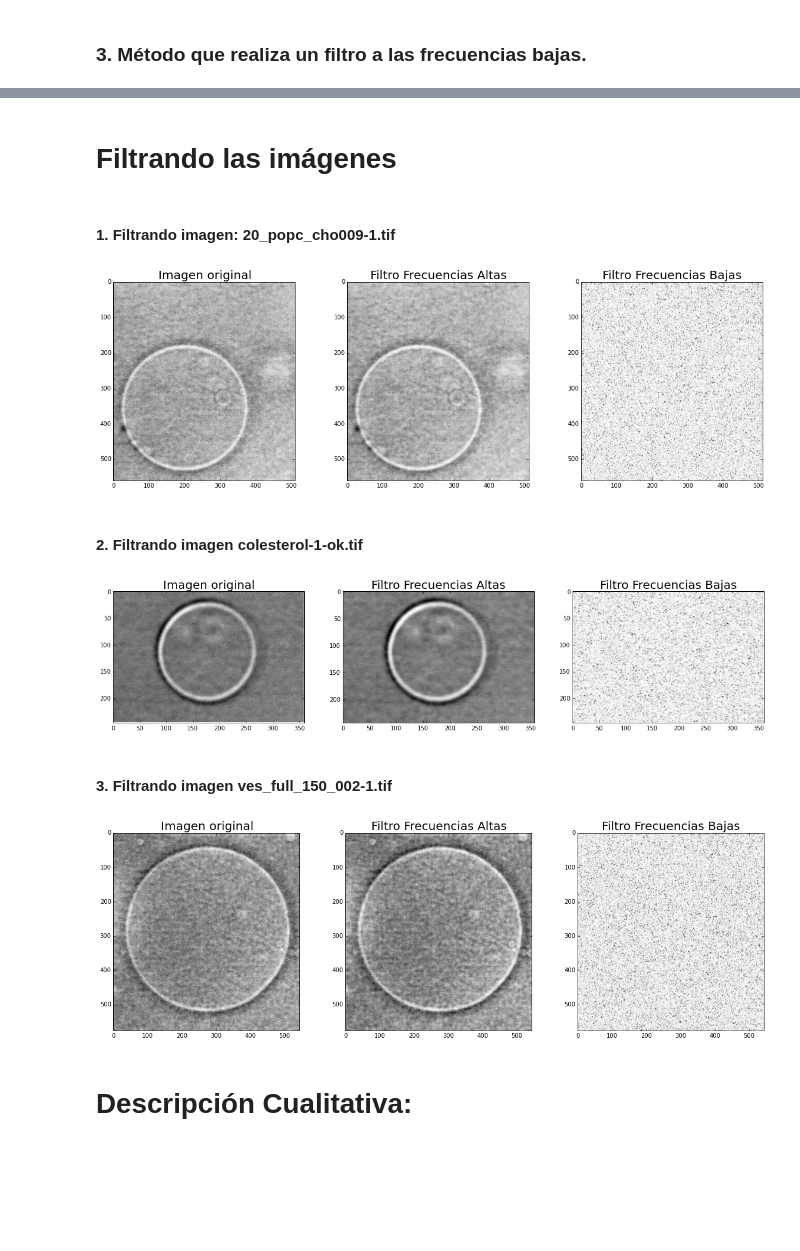
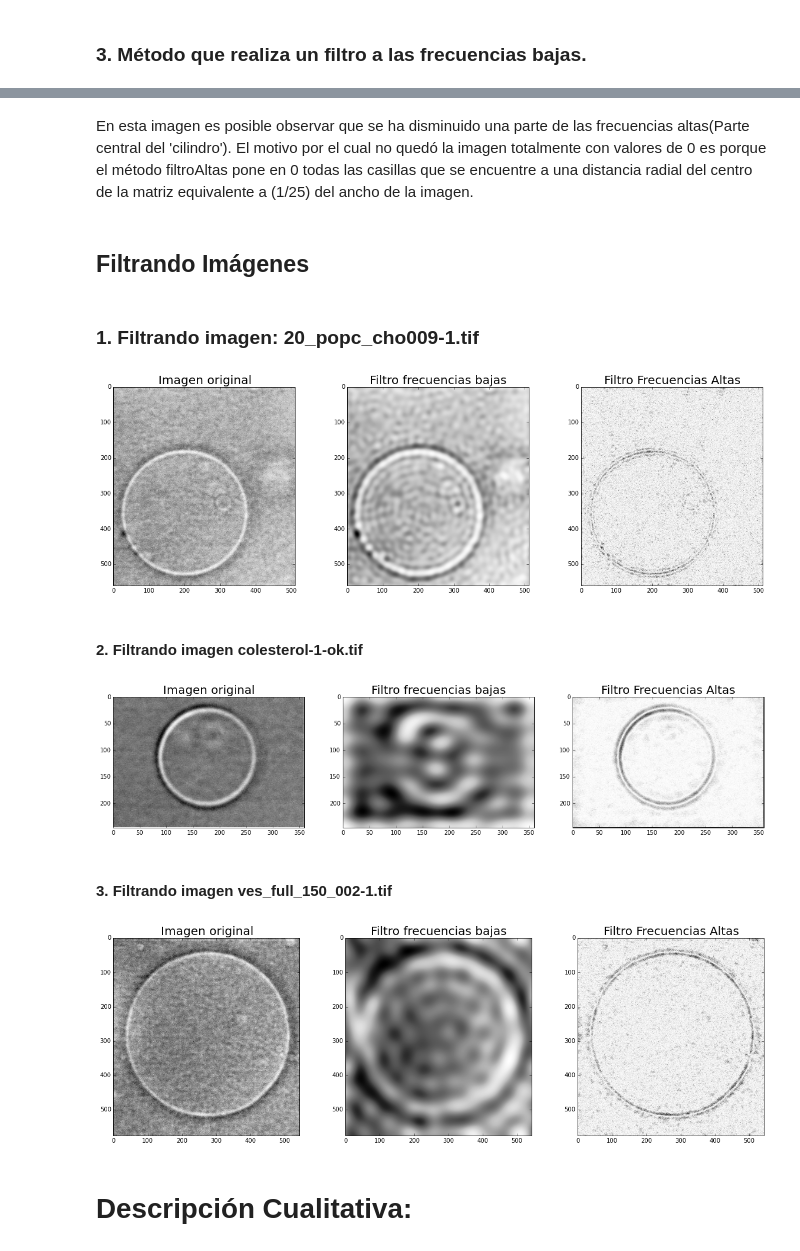
Before and after one commit to LinaPerez/PerezAngel_GarzonAlvarado_hw5, a Jupyter notebook: Filtro_imagenes.ipynb, the cells around one changed output, grey strips where cells are left out. Saved outputs shown, nothing was run; the diff lists cells and outputs as text; code cells hidden in the pictures; blank space fills up the shorter version.

```diff
--- a/Filtro_imagenes.ipynb
+++ b/Filtro_imagenes.ipynb
@@ -137,4 +219,6 @@ def filtroBajas(matriz):
+# %% [markdown]
+En esta imagen es posible observar que se ha disminuido una parte de las frecuencias altas(Parte central del 'cilindro'). El motivo por el cual no quedó la imagen totalmente con valores de 0 es porque el método filtroAltas pone en 0 todas las casillas que se encuentre a una distancia radial del centro de la matriz equivalente a (1/25) del ancho de la imagen.
 # %% [markdown]
-# Filtrando las imágenes
+## Filtrando Imágenes
 # %% [markdown]
-#### 1. Filtrando imagen: 20_popc_cho009-1.tif
+### 1. Filtrando imagen: 20_popc_cho009-1.tif
@@ -158,15 +243,15 @@ ax = fig.add_subplot(1,3,1)
 ax.imshow(popc,cmap='Greys')
 ax.set_title('Imagen original', size='20')
 
-ax1 =fig.add_subplot (1,3,3)
-ax1.imshow(abs(img_low_popc),cmap='Greys')
-ax1.set_title('Filtro Frecuencias Bajas', size='20')
+ax = fig.add_subplot(1,3,2)
+ax.imshow(abs(img_pop_bajas),cmap='Greys')
+ax.set_title('Filtro frecuencias bajas', size='20')
 
-ax2 = fig.add_subplot(1,3,2)
-ax2.imshow(abs(img_high_popc),cmap='Greys')
+ax2 = fig.add_subplot(1,3,3)
+ax2.imshow(abs(img_pop_altas),cmap='Greys')
 ax2.set_title('Filtro Frecuencias Altas', size='20')
 plt.show()
 # %% [output]
-[figure, old version]
+[figure, new version]
 # %% [markdown]
 #### 2. Filtrando imagen colesterol-1-ok.tif
@@ -187,18 +258,33 @@ img_high_colesterol=ifft2(TA_colesterol,axes=(0,1))
+# %%
+#Realiza el filtro a las frecuenicas bajas de la imagen colesterol-1-ok.tif
+B_colesterol= fft2(colesterol_ok)
+TB_colesterol = fftshift(B_colesterol)
+filtroBajas(TB_colesterol)
+TB_colesterol2= fftshift(TB_colesterol)
+img_col_bajas = ifft2(TB_colesterol2)
+
+#Realiza el filtro a las frecuencias altas de la imagen colesterol-1-ok.tif
+
+A_colesterol= fft2(colesterol_ok)
+TA_colesterol = fftshift(A_colesterol)
+filtroAltas(TA_colesterol)
+TA_colesterol2= fftshift(TA_colesterol)
+img_col_altas = ifft2(TA_colesterol2)
 # %%
 fig=plt.figure(figsize=(20, 6))
 ax = fig.add_subplot(1,3,1)
 ax.imshow(colesterol_ok,cmap='Greys')
 ax.set_title('Imagen original', size='20')
 
-ax1 =fig.add_subplot (1,3,3)
-ax1.imshow(abs(img_low_colesterol),cmap='Greys')
-ax1.set_title('Filtro Frecuencias Bajas', size='20')
+ax = fig.add_subplot(1,3,2)
+ax.imshow(abs(img_col_bajas),cmap='Greys')
+ax.set_title('Filtro frecuencias bajas', size='20')
 
-ax2 = fig.add_subplot(1,3,2)
-ax2.imshow(abs(img_high_colesterol),cmap='Greys')
+ax2 = fig.add_subplot(1,3,3)
+ax2.imshow(abs(img_col_altas),cmap='Greys')
 ax2.set_title('Filtro Frecuencias Altas', size='20')
 plt.show()
 # %% [output]
-[figure, old version]
+[figure, new version]
 # %% [markdown]
 #### 3. Filtrando imagen ves_full_150_002-1.tif
@@ -222,16 +309,16 @@ ax = fig.add_subplot(1,3,1)
 ax.imshow(ves_Full,cmap='Greys')
 ax.set_title('Imagen original', size='20')
 
-ax1 =fig.add_subplot (1,3,3)
-ax1.imshow(abs(img_low_ves_Full),cmap='Greys')
-ax1.set_title('Filtro Frecuencias Bajas', size='20')
+ax = fig.add_subplot(1,3,2)
+ax.imshow(abs(img_ves_bajas),cmap='Greys')
+ax.set_title('Filtro frecuencias bajas', size='20')
 
-ax2 = fig.add_subplot(1,3,2)
-ax2.imshow(abs(img_high_ves_Full),cmap='Greys')
+ax2 = fig.add_subplot(1,3,3)
+ax2.imshow(abs(img_ves_altas),cmap='Greys')
 ax2.set_title('Filtro Frecuencias Altas', size='20')
 plt.show()
 # %% [output]
-[figure, old version]
+[figure, new version]
 # %% [markdown]
 # Descripción Cualitativa:
 # %% [markdown]
```
Also changed, not shown: parts of 25 cells of this notebook.
